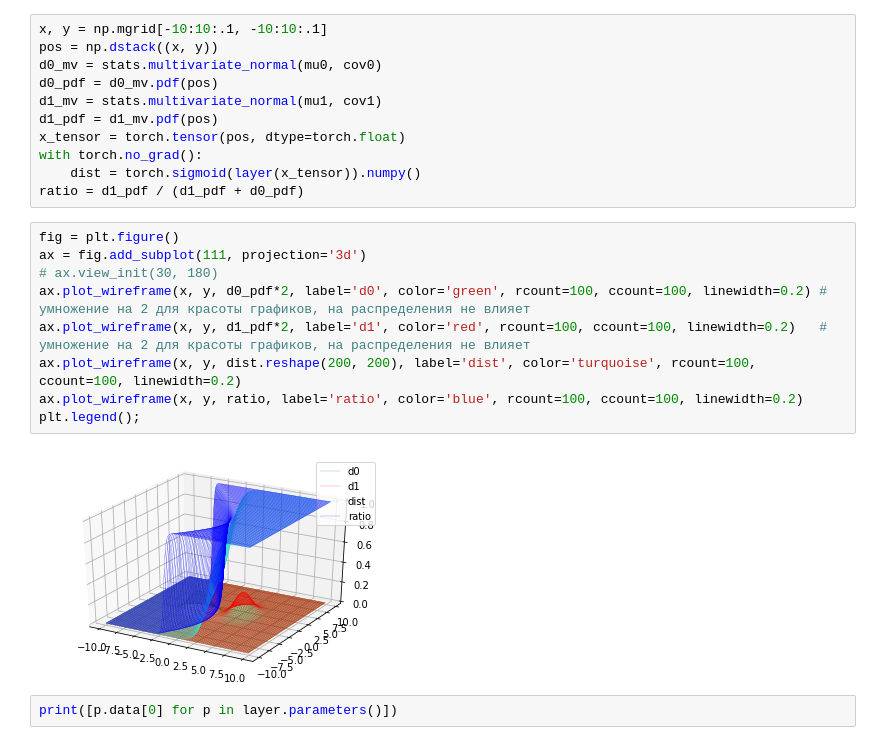
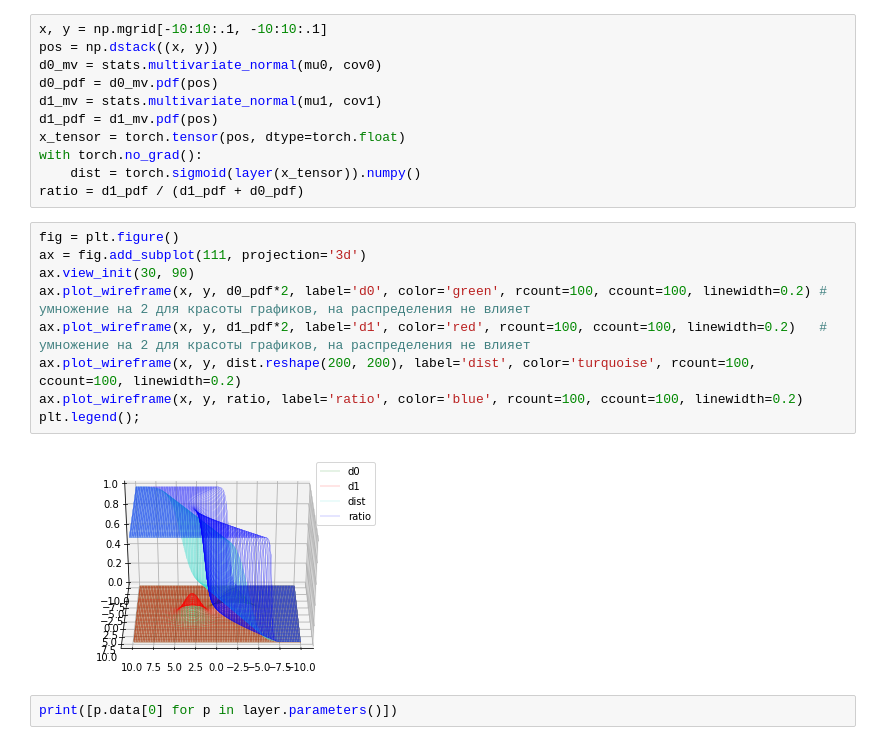
Before and after one commit to dglinyanov/otus-nn-homework, a Jupyter notebook: 02/log_reg.ipynb, the cells around one changed output. Cells and saved outputs as stored; diff of their text form.

Commit message:
02. Updated plot output.

```diff
--- a/02/log_reg.ipynb
+++ b/02/log_reg.ipynb
@@ -80,14 +80,14 @@ ratio = d1_pdf / (d1_pdf + d0_pdf)
 # %%
 fig = plt.figure()
 ax = fig.add_subplot(111, projection='3d')
-# ax.view_init(30, 180)
+ax.view_init(30, 90)
 ax.plot_wireframe(x, y, d0_pdf*2, label='d0', color='green', rcount=100, ccount=100, linewidth=0.2) # умножение на 2 для красоты графиков, на распределения не влияет
 ax.plot_wireframe(x, y, d1_pdf*2, label='d1', color='red', rcount=100, ccount=100, linewidth=0.2)   # умножение на 2 для красоты графиков, на распределения не влияет
 ax.plot_wireframe(x, y, dist.reshape(200, 200), label='dist', color='turquoise', rcount=100, ccount=100, linewidth=0.2)
 ax.plot_wireframe(x, y, ratio, label='ratio', color='blue', rcount=100, ccount=100, linewidth=0.2)
 plt.legend();
 # %% [output]
-[figure, old version]
+[figure, new version]
 # %%
 print([p.data[0] for p in layer.parameters()])
 # %% [output]
```
